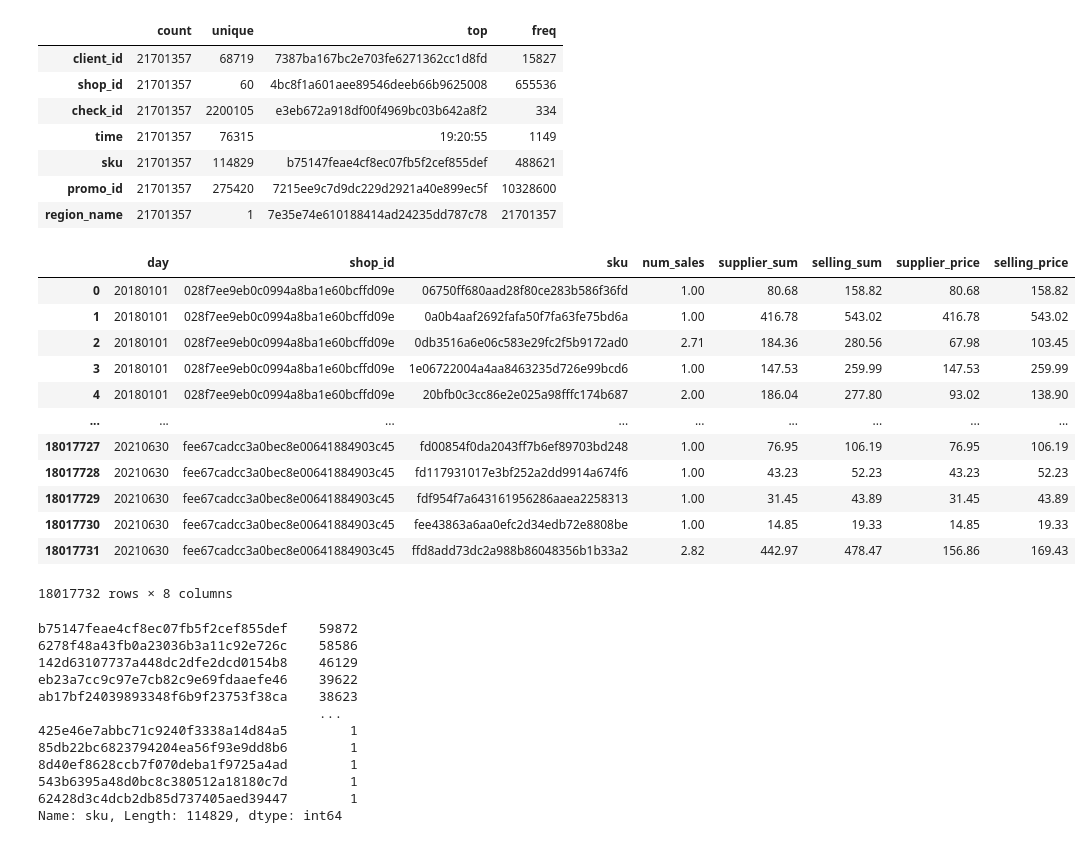
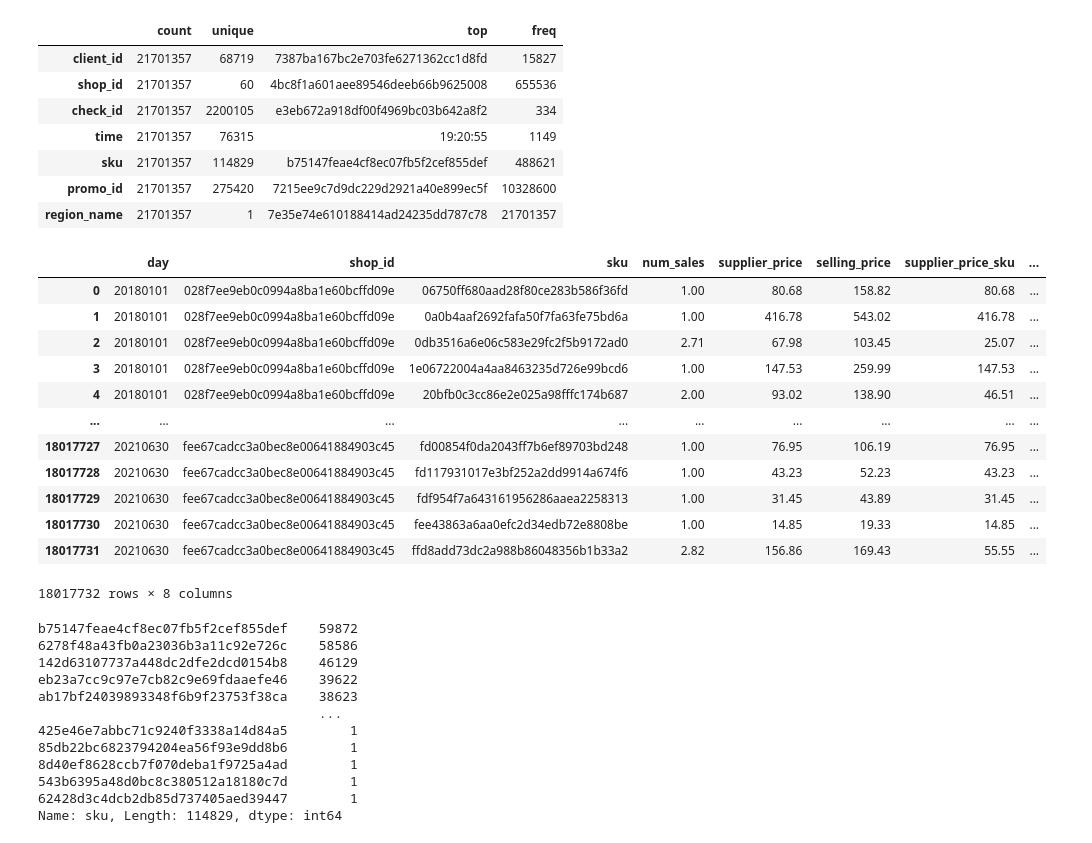
Before and after one commit to nigani/cr-lenta, a Jupyter notebook: dst-off_cr-lenta.ipynb, the cells around one changed output. Drawn from its saved outputs; the diff is of its cells as text; code cells hidden in the pictures.

```diff
--- a/dst-off_cr-lenta.ipynb
+++ b/dst-off_cr-lenta.ipynb
@@ -228,0 +250,5 @@ display(df_submission)
+# %%
+# Добавляем reg_price – регулярную цену в чеки
+
+df_reg_price_train = df_prices_train[df_prices_train['promo_id'].isna()].set_index(['day','shop_id','sku'])['reg_price']
+df_reg_price_train
@@ -228,0 +269,2 @@ display(df_submission)
+# %%
+df_checks_train = df_checks_train.merge(right=df_reg_price_train, left_on=['day','shop_id','sku'], right_index=True)
@@ -250,28 +428,28 @@ df_checks_train.describe(include='object').T
 | promo_id | 21701357 | 275420 | 7215ee9c7d9dc229d2921a40e899ec5f | 10328600 |
 | region_name | 21701357 | 1 | 7e35e74e610188414ad24235dd787c78 | 21701357 |
 # %%
-df_checks_train['supplier_sum'] = df_checks_train['num_sales']*df_checks_train['supplier_price']
-df_checks_train['selling_sum'] = df_checks_train['num_sales']*df_checks_train['selling_price']
+# df_checks_train['supplier_sum'] = df_checks_train['num_sales']*df_checks_train['supplier_price']
+# df_checks_train['selling_sum'] = df_checks_train['num_sales']*df_checks_train['selling_price']
 # %%
-df = df_checks_train[['day','shop_id', 'sku', 'num_sales', 'supplier_sum', 'selling_sum']].groupby(by=['day','shop_id', 'sku']).sum().reset_index()
+df = df_checks_train[['day','shop_id', 'sku', 'num_sales', 'supplier_price', 'selling_price']].groupby(by=['day','shop_id', 'sku']).sum().reset_index()
 # %%
-df['supplier_price'] = df['supplier_sum']/df['num_sales']
-df['selling_price'] = df['selling_sum']/df['num_sales']
+df['supplier_price_sku'] = df['supplier_price']/df['num_sales']
+df['selling_price_sku'] = df['selling_price']/df['num_sales']
 # df.drop(['supplier_sum', 'selling_sum'], axis=1, inplace=True)
 df
 # %% [output]
-|  | day | shop_id | sku | num_sales | supplier_sum | selling_sum | supplier_price | selling_price |
-| 0 | 20180101 | 028f7ee9eb0c0994a8ba1e60bcffd09e | 06750ff680aad28f80ce283b586f36fd | 1.00 | 80.68 | 158.82 | 80.68 | 158.82 |
-| 1 | 20180101 | 028f7ee9eb0c0994a8ba1e60bcffd09e | 0a0b4aaf2692fafa50f7fa63fe75bd6a | 1.00 | 416.78 | 543.02 | 416.78 | 543.02 |
-| 2 | 20180101 | 028f7ee9eb0c0994a8ba1e60bcffd09e | 0db3516a6e06c583e29fc2f5b9172ad0 | 2.71 | 184.36 | 280.56 | 67.98 | 103.45 |
-| 3 | 20180101 | 028f7ee9eb0c0994a8ba1e60bcffd09e | 1e06722004a4aa8463235d726e99bcd6 | 1.00 | 147.53 | 259.99 | 147.53 | 259.99 |
-| 4 | 20180101 | 028f7ee9eb0c0994a8ba1e60bcffd09e | 20bfb0c3cc86e2e025a98fffc174b687 | 2.00 | 186.04 | 277.80 | 93.02 | 138.90 |
+|  | day | shop_id | sku | num_sales | supplier_price | selling_price | supplier_price_sku | ... |
+| 0 | 20180101 | 028f7ee9eb0c0994a8ba1e60bcffd09e | 06750ff680aad28f80ce283b586f36fd | 1.00 | 80.68 | 158.82 | 80.68 | ... |
+| 1 | 20180101 | 028f7ee9eb0c0994a8ba1e60bcffd09e | 0a0b4aaf2692fafa50f7fa63fe75bd6a | 1.00 | 416.78 | 543.02 | 416.78 | ... |
+| 2 | 20180101 | 028f7ee9eb0c0994a8ba1e60bcffd09e | 0db3516a6e06c583e29fc2f5b9172ad0 | 2.71 | 67.98 | 103.45 | 25.07 | ... |
+| 3 | 20180101 | 028f7ee9eb0c0994a8ba1e60bcffd09e | 1e06722004a4aa8463235d726e99bcd6 | 1.00 | 147.53 | 259.99 | 147.53 | ... |
+| 4 | 20180101 | 028f7ee9eb0c0994a8ba1e60bcffd09e | 20bfb0c3cc86e2e025a98fffc174b687 | 2.00 | 93.02 | 138.90 | 46.51 | ... |
 | ... | ... | ... | ... | ... | ... | ... | ... | ... |
-| 18017727 | 20210630 | fee67cadcc3a0bec8e00641884903c45 | fd00854f0da2043ff7b6ef89703bd248 | 1.00 | 76.95 | 106.19 | 76.95 | 106.19 |
-| 18017728 | 20210630 | fee67cadcc3a0bec8e00641884903c45 | fd117931017e3bf252a2dd9914a674f6 | 1.00 | 43.23 | 52.23 | 43.23 | 52.23 |
-| 18017729 | 20210630 | fee67cadcc3a0bec8e00641884903c45 | fdf954f7a643161956286aaea2258313 | 1.00 | 31.45 | 43.89 | 31.45 | 43.89 |
-| 18017730 | 20210630 | fee67cadcc3a0bec8e00641884903c45 | fee43863a6aa0efc2d34edb72e8808be | 1.00 | 14.85 | 19.33 | 14.85 | 19.33 |
-| 18017731 | 20210630 | fee67cadcc3a0bec8e00641884903c45 | ffd8add73dc2a988b86048356b1b33a2 | 2.82 | 442.97 | 478.47 | 156.86 | 169.43 |
+| 18017727 | 20210630 | fee67cadcc3a0bec8e00641884903c45 | fd00854f0da2043ff7b6ef89703bd248 | 1.00 | 76.95 | 106.19 | 76.95 | ... |
+| 18017728 | 20210630 | fee67cadcc3a0bec8e00641884903c45 | fd117931017e3bf252a2dd9914a674f6 | 1.00 | 43.23 | 52.23 | 43.23 | ... |
+| 18017729 | 20210630 | fee67cadcc3a0bec8e00641884903c45 | fdf954f7a643161956286aaea2258313 | 1.00 | 31.45 | 43.89 | 31.45 | ... |
+| 18017730 | 20210630 | fee67cadcc3a0bec8e00641884903c45 | fee43863a6aa0efc2d34edb72e8808be | 1.00 | 14.85 | 19.33 | 14.85 | ... |
+| 18017731 | 20210630 | fee67cadcc3a0bec8e00641884903c45 | ffd8add73dc2a988b86048356b1b33a2 | 2.82 | 156.86 | 169.43 | 55.55 | ... |
 18017732 rows × 8 columns
 # %%
 df.sku.value_counts()
```
Also changed, not shown: parts of 33 cells of this notebook.
